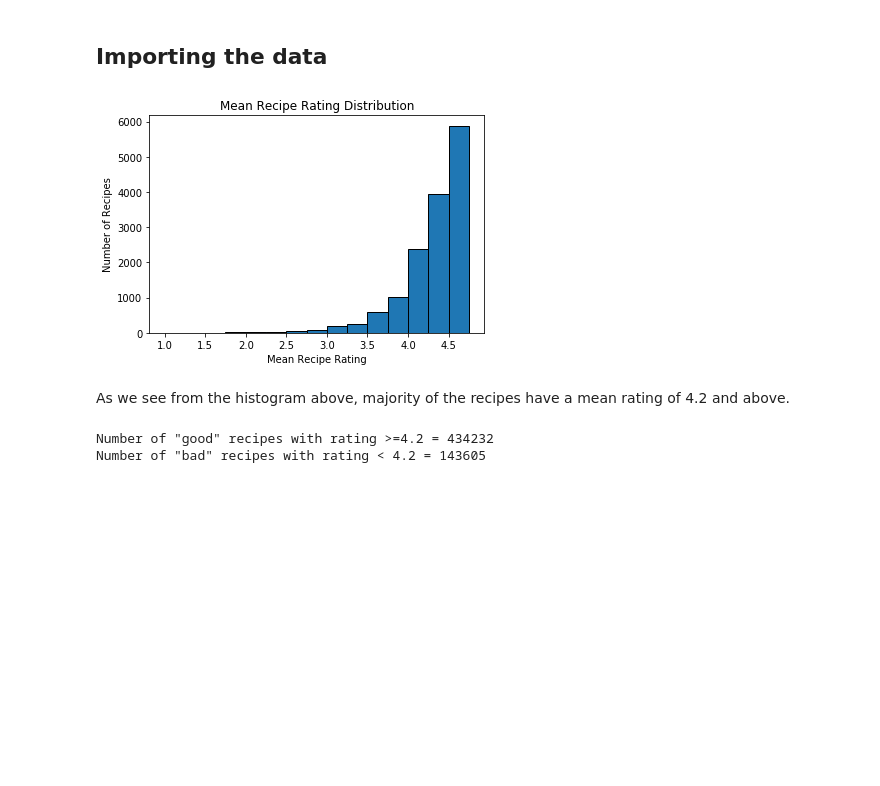
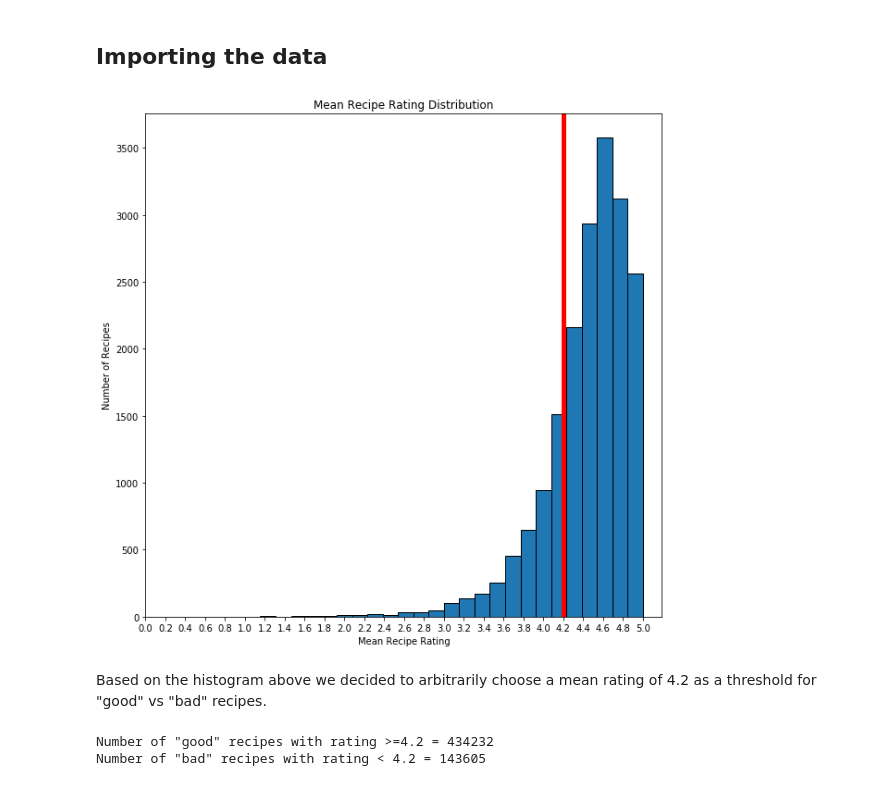
Before and after one commit to a-kantur/Springboard, a Jupyter notebook: Capstone Project 1/In-Depth Analysis.ipynb, the cells around one changed output. Drawn from its saved outputs; the diff is of its cells as text; code cells hidden in the pictures; blank space fills up the shorter version.

```diff
--- a/Capstone Project 1/In-Depth Analysis.ipynb
+++ b/Capstone Project 1/In-Depth Analysis.ipynb
@@ -20,14 +20,20 @@ tags_matrix.set_index('id', inplace=True)
 ingredients_matrix=pd.read_csv('ingredients_matrix.csv')
 ingredients_matrix.set_index('id', inplace=True)
 # %%
-_ = plt.hist(reviews_df.groupby('recipe_id')['rating'].mean(), edgecolor='black', bins=np.arange(1, 5, 0.25))
+_ = plt.figure(figsize=(10,10))
+x_range=[0.0,0.2,0.4,0.6,0.8,1.0,1.2,1.4,1.6,1.8,
+         2.0,2.2,2.4,2.6,2.8,3.0,3.2,3.4,3.6,3.8,
+         4.0,4.2,4.4,4.6,4.8,5.0]
+_ = plt.hist(reviews_df.groupby('recipe_id')['rating'].mean(), edgecolor='black', bins=25)#(len(x_range)-1)#np.arange(, 5, 0.20))
 _ = plt.title('Mean Recipe Rating Distribution')
 _ = plt.xlabel('Mean Recipe Rating')
 _ = plt.ylabel('Number of Recipes')
+_ = plt.xticks(x_range)
+_ = plt.axvline(x=4.2, linewidth=5, color='r')
 # %% [output]
-[figure, old version]
+[figure, new version]
-# %% [markdown]
-As we see from the histogram above, majority of the recipes have a mean rating of 4.2 and above.
+# %% [markdown]
+Based on the histogram above we decided to arbitrarily choose a mean rating of 4.2 as a threshold for "good" vs "bad" recipes.
 # %%
 print('Number of "good" recipes with rating >=4.2 = '
       +str(len(reviews_df.index[reviews_df.rating>=4.2]))+'\n'
```
Also changed, not shown: parts of 19 cells of this notebook.
